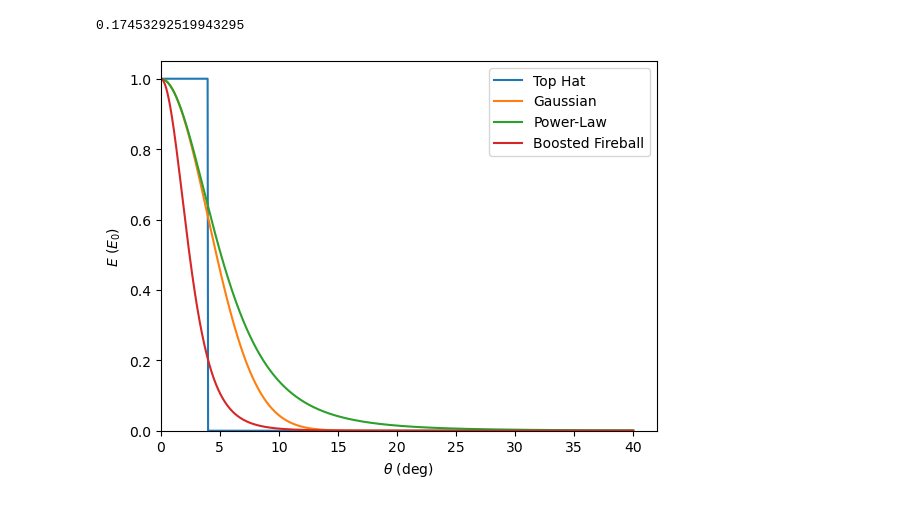
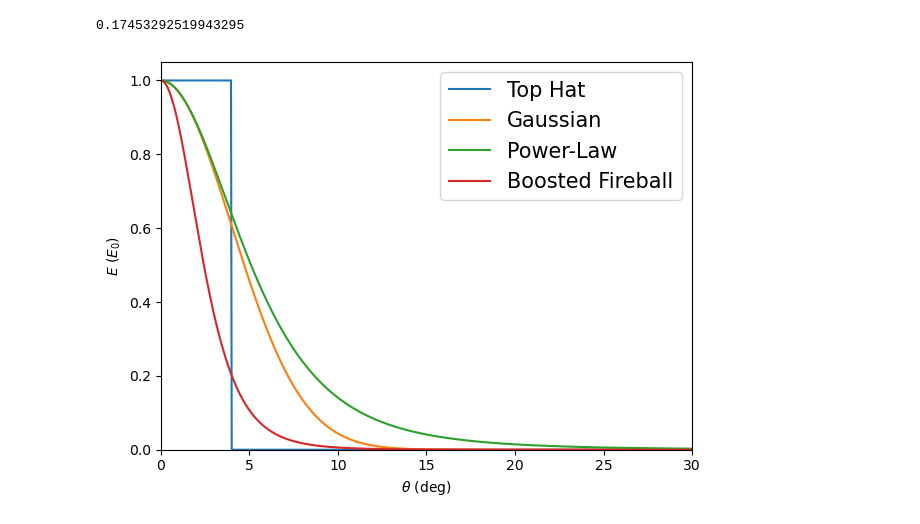
Before and after one commit to agathb/quadrucode, a Jupyter notebook: examples/quadrucodev2.ipynb, the cells around one changed output. Cells and saved outputs as stored; diff of their text form; code cells hidden in the pictures.

```diff
--- a/examples/quadrucodev2.ipynb
+++ b/examples/quadrucodev2.ipynb
@@ -122,7 +128,7 @@ A = {'jetType':     grb.jet.TopHat,     # Top-Hat jet
      'specType':    0,                  # Basic Synchrotron Spectrum
      'thetaWing':   2*B['theta_obs'],     # Outer truncation angle
      'thetaObs':    B['theta_obs'],     # Viewing angle in radians, (roughly 20 degrees)
-     'E0':          B['E'],             # Isotropic-equivalent energy in erg
+     'E0':          1.0208249320351635e+53,             # Isotropic-equivalent energy in erg
      'thetaCore':   B['theta_0'],       # Half-opening angle in radians
      'n0':          B['n'],             # circumburst density in cm^{-3}
      'p':           B['p'],             # electron energy distribution index
@@ -262,15 +272,15 @@ FitBound = {
 Explore = False # For non-fiting parameters, P set default values.
 
 J = {
-    'E': convert_Eiso_E(B['E'],B['theta_0'])/10**50,    # E0/10^50, need to convert because B takes Eiso as an input convert_Eiso_E(B['E'],B['theta_0'])/10**50
-    'Eta0': 8,
-    'GammaB': 12,
+    'E': 2.5,    # E0/10^50, need to convert because B takes Eiso as an input convert_Eiso_E(B['E'],B['theta_0'])/10**50
+    'Eta0': 8,                                          #8
+    'GammaB': 12,                                       #12
     'dL': B['d_L']/10**28,                              # dl/10^28 cm
     'epsb': B['epsilon_B'],
     'epse': B['epsilon_E'],
     'n': B['n'],                                        # has no unit because cm^{-3}/1cm^{-3}
     'p': B['p'],
-    'theta_obs': B['theta_obs'],
+    'theta_obs': B['theta_obs'],                        # This is the half opening angle
     'xiN': B['ksi_N'],
     'z': B['z']
 }
@@ -592,0 +601,24 @@ The ratio is 6.302533045326672
+# %%
+# Variables
+E = B['E']
+n = B['n']
+p = B['p']
+eps_e = B['epsilon_E']
+eps_B = B['epsilon_B']
+d = B['d_L']
+nu = nul[0]
+theta_obs = B['theta_0']
+
+def flux_peak(F):
+    actual_peak = np.amax(F)
+    flux_peak = E*np.power(n,(p+1)/4)*np.power(eps_e,p-1)*np.power(eps_B,(p+1)/4)*np.power(theta_obs,-2*p)*np.power(nu,-(p-1)/2)*np.power(d,-2)
+    constant = flux_peak/actual_peak
+    return flux_peak, constant
+
+#flux_peak, constant = flux_peak(Flbox)
+#print(flux_peak, constant)
+
+print(np.amax(Fljet))
+abcdefg, hijklmn = flux_peak(Fljet)
+#print(flux_peak_jet, constant_jet)
+print(abcdefg, hijklmn)
@@ -635,16 +670,17 @@ def normalize_E(E):
     return E/E[0]
 # %%
 fig3, ax3 = plt.subplots(1, 1)
-
+plt.rcParams.update({'font.size': 15})
 ax3.plot(convert_rad_to_deg(thetalinsp), E_th, label="Top Hat")
 ax3.plot(convert_rad_to_deg(thetalinsp), E_g, label="Gaussian")
 ax3.plot(convert_rad_to_deg(thetalinsp), E_pl, label="Power-Law")
 ax3.plot(convert_rad_to_deg(thetalinsp), normalize_E(E_bf), label="Boosted Fireball")
-ax3.set_xlim(0,)
+ax3.set_xlim(0,30)
 ax3.set_ylim(0,)
 #ax3.set_title("Energy per angle of structured jets")
 ax3.set(xlabel=r'$\theta$ (deg)', ylabel=r'$E$ ($E_0$)')
 ax3.legend()
+plt.tight_layout()
 fig3.savefig("profiles.png")
 # %% [output]
-[figure, old version]
+[figure, new version]
```
Also changed, not shown: parts of 14 cells of this notebook, 3 other files.
